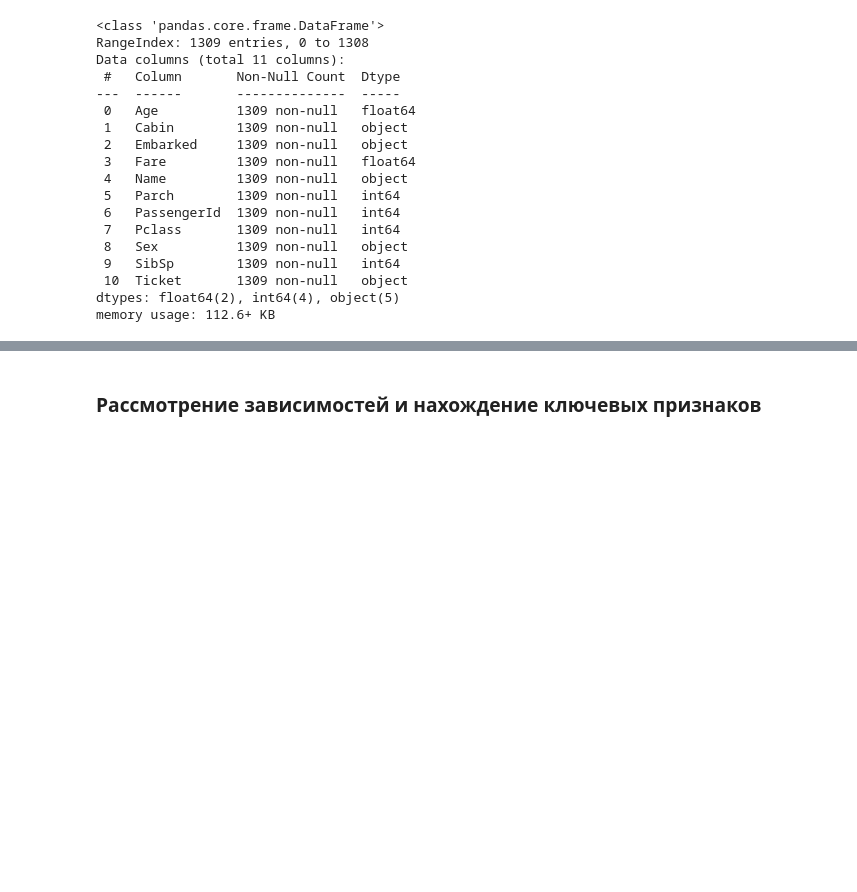
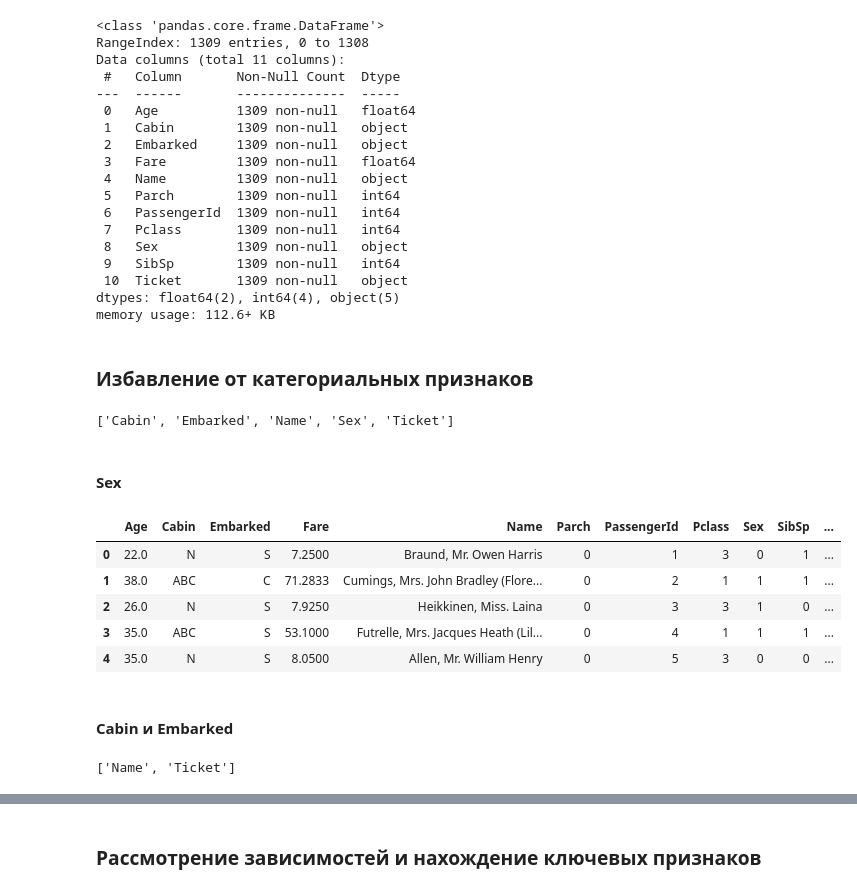
Before and after one commit to Lpshkn/Tutors, a Jupyter notebook: Practice/Titanic/Solution.ipynb, the cells around one changed output, grey strips where cells are left out. Saved outputs shown, nothing was run; the diff lists cells and outputs as text; code cells hidden in the pictures; blank space fills up the shorter version.

```diff
--- a/Practice/Titanic/Solution.ipynb
+++ b/Practice/Titanic/Solution.ipynb
@@ -322,3 +322,12 @@ Data columns (total 11 columns):
  10  Ticket       1309 non-null   object
 dtypes: float64(2), int64(4), object(5)
 memory usage: 112.6+ KB
+# %% [markdown]
+### Избавление от категориальных признаков
+# %%
+categorial = list(df_all.dtypes[df_all.dtypes == 'object'].index)
+categorial
+# %% [output]
+['Cabin', 'Embarked', 'Name', 'Sex', 'Ticket']
+# %% [markdown]
+#### Sex
@@ -324,0 +337,11 @@ memory usage: 112.6+ KB
+# %%
+df_all.head()
+# %% [output]
+|  | Age | Cabin | Embarked | Fare | Name | Parch | PassengerId | Pclass | Sex | SibSp | ... |
+| 0 | 22.0 | N | S | 7.2500 | Braund, Mr. Owen Harris | 0 | 1 | 3 | 0 | 1 | ... |
+| 1 | 38.0 | ABC | C | 71.2833 | Cumings, Mrs. John Bradley (Flore... | 0 | 2 | 1 | 1 | 1 | ... |
+| 2 | 26.0 | N | S | 7.9250 | Heikkinen, Miss. Laina | 0 | 3 | 3 | 1 | 0 | ... |
+| 3 | 35.0 | ABC | S | 53.1000 | Futrelle, Mrs. Jacques Heath (Lil... | 0 | 4 | 1 | 1 | 1 | ... |
+| 4 | 35.0 | N | S | 8.0500 | Allen, Mr. William Henry | 0 | 5 | 3 | 0 | 0 | ... |
+# %% [markdown]
+#### Cabin и Embarked
@@ -324,0 +351,5 @@ memory usage: 112.6+ KB
+# %%
+categorial = list(df_all.dtypes[df_all.dtypes == 'object'].index)
+categorial
+# %% [output]
+['Name', 'Ticket']
```
Also changed, not shown: parts of 15 cells of this notebook.
